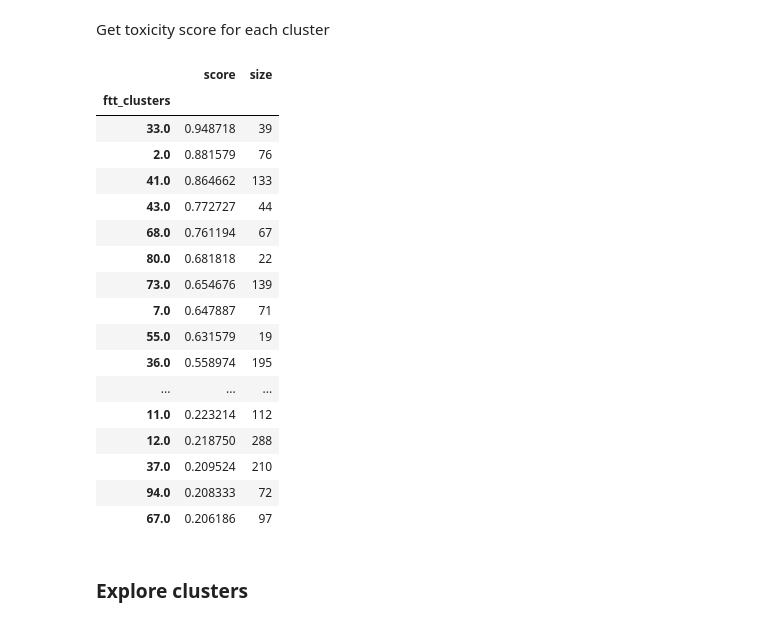
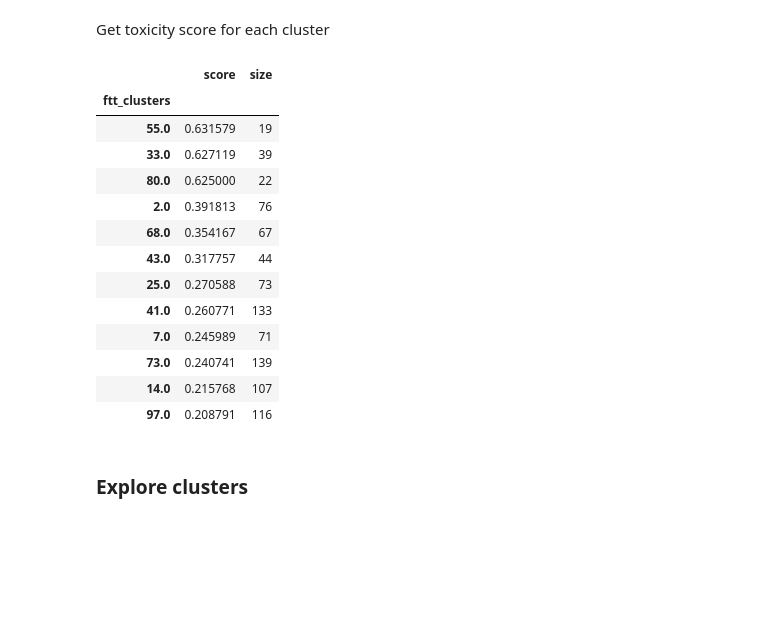
Before and after one commit to csralvall/online_game_toxicity, a Jupyter notebook: clustering_ftt.ipynb, the cells around one changed output. Saved outputs shown, nothing was run; the diff lists cells and outputs as text; code cells hidden in the pictures; blank space fills up the shorter version.

```diff
--- a/clustering_ftt.ipynb
+++ b/clustering_ftt.ipynb
@@ -263,30 +265,26 @@ metrics.silhouette_score(ftt_reduced, ftt_clusters.labels_, metric='euclidean')
 # %% [markdown]
 Get toxicity score for each cluster
 # %%
-ftt_score = (ftt_group['toxicity'].sum() / ftt_group.size())
+ftt_score = (ftt_group['toxicity'].sum() / ftt_group['nwords'].sum())
 ftt_scored = pd.DataFrame({'score': ftt_score.values, 'size': ftt_group.size()})
 ftt_scored = ftt_scored[ftt_scored['score'] > 0.2]
 ftt_scored = ftt_scored.sort_values(by=['score', 'size'], ascending=[False, False])
 top_toxic_clusters = ftt_scored.index.to_list()
 ftt_scored
 # %% [output]
 |  | score | size |
 | ftt_clusters |  |  |
-| 33.0 | 0.948718 | 39 |
-| 2.0 | 0.881579 | 76 |
-| 41.0 | 0.864662 | 133 |
-| 43.0 | 0.772727 | 44 |
-| 68.0 | 0.761194 | 67 |
-| 80.0 | 0.681818 | 22 |
-| 73.0 | 0.654676 | 139 |
-| 7.0 | 0.647887 | 71 |
 | 55.0 | 0.631579 | 19 |
-| 36.0 | 0.558974 | 195 |
-| ... | ... | ... |
-| 11.0 | 0.223214 | 112 |
-| 12.0 | 0.218750 | 288 |
-| 37.0 | 0.209524 | 210 |
-| 94.0 | 0.208333 | 72 |
-| 67.0 | 0.206186 | 97 |
+| 33.0 | 0.627119 | 39 |
+| 80.0 | 0.625000 | 22 |
+| 2.0 | 0.391813 | 76 |
+| 68.0 | 0.354167 | 67 |
+| 43.0 | 0.317757 | 44 |
+| 25.0 | 0.270588 | 73 |
+| 41.0 | 0.260771 | 133 |
+| 7.0 | 0.245989 | 71 |
+| 73.0 | 0.240741 | 139 |
+| 14.0 | 0.215768 | 107 |
+| 97.0 | 0.208791 | 116 |
 # %% [markdown]
 ### Explore clusters
```
Also changed, not shown: parts of 7 cells of this notebook.
